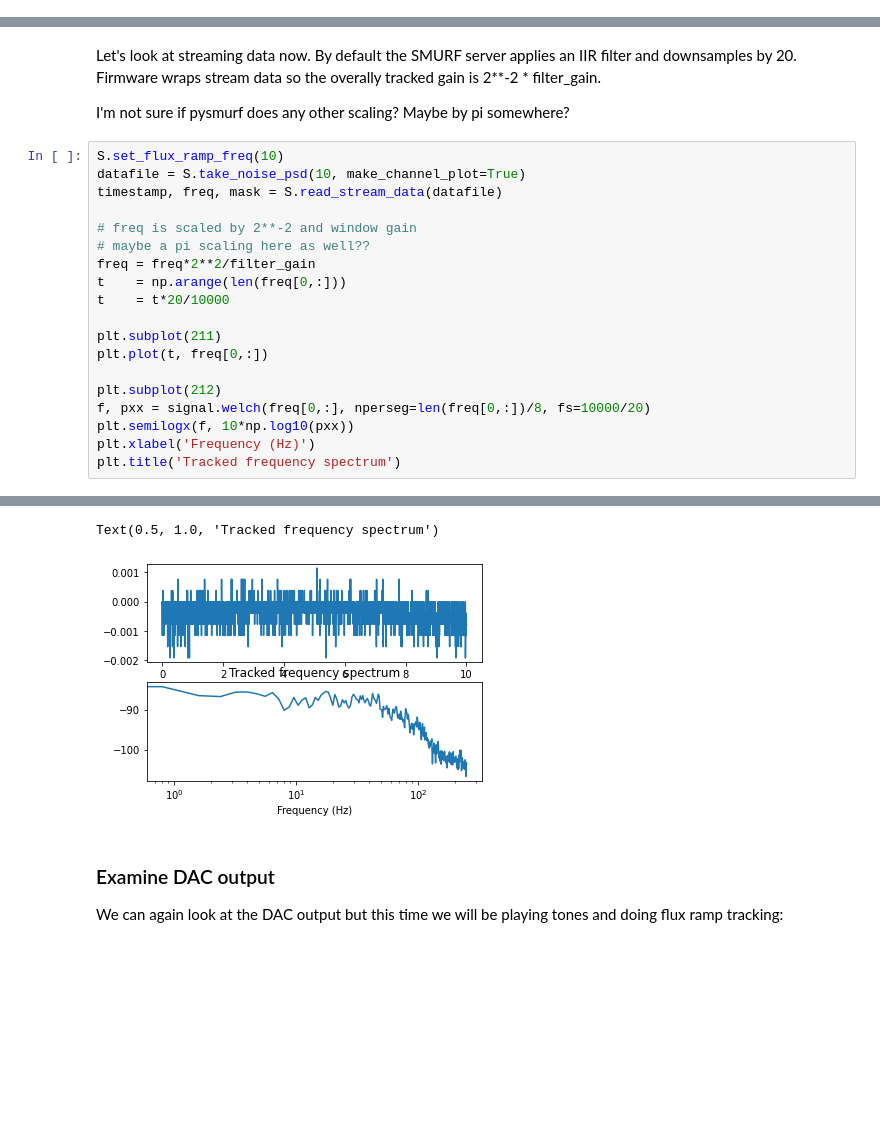
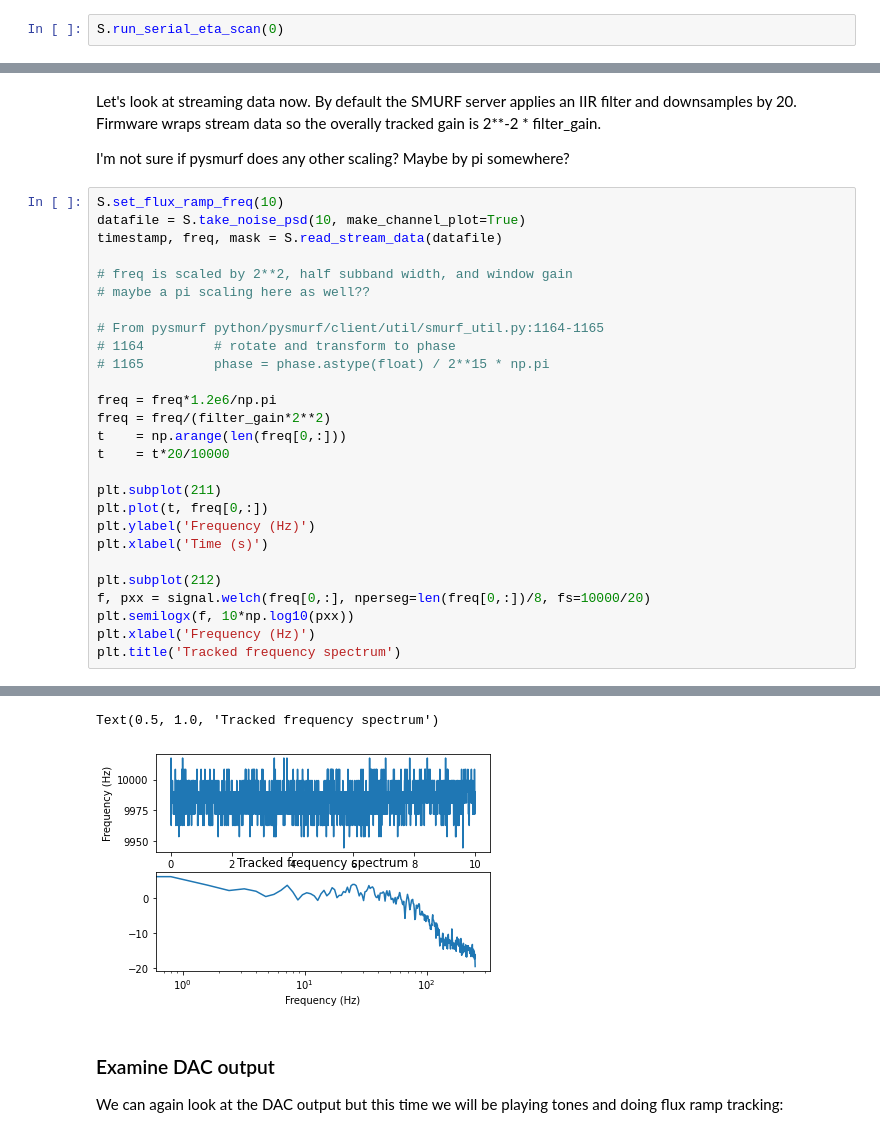
Before and after one commit to slaclab/pysmurf, a Jupyter notebook: scratch/mdewart/intro_to_smurf.ipynb, the cells around one changed output, grey strips where cells are left out. Cells and saved outputs as stored; diff of their text form; blank space fills up the shorter version.

Commit message:
Fix frequency scaling for streaming data

```diff
--- a/scratch/mdewart/intro_to_smurf.ipynb
+++ b/scratch/mdewart/intro_to_smurf.ipynb
@@ -358,6 +358,8 @@ Let's do a concrete example with the hamming window above:
 
 Streamed data is filtered/downsampled
 Then PySmurf/downstream processing needs to apply small correction gain based on programmed window
+# %%
+S.run_serial_eta_scan(0)
 # %%
 f, dF, sync = S.take_debug_data(band=0, channel=0, nsamp=2**19, IQstream=0, single_channel_readout=2)
 t           = np.arange(len(f))*1000/2.4e6
@@ -409,14 +411,22 @@ S.set_flux_ramp_freq(10)
 datafile = S.take_noise_psd(10, make_channel_plot=True)
 timestamp, freq, mask = S.read_stream_data(datafile)
 
-# freq is scaled by 2**-2 and window gain
+# freq is scaled by 2**2, half subband width, and window gain
 # maybe a pi scaling here as well??
-freq = freq*2**2/filter_gain
+
+# From pysmurf python/pysmurf/client/util/smurf_util.py:1164-1165
+# 1164         # rotate and transform to phase
+# 1165         phase = phase.astype(float) / 2**15 * np.pi
+
+freq = freq*1.2e6/np.pi
+freq = freq/(filter_gain*2**2)
 t    = np.arange(len(freq[0,:]))
 t    = t*20/10000
 
 plt.subplot(211)
 plt.plot(t, freq[0,:])
+plt.ylabel('Frequency (Hz)')
+plt.xlabel('Time (s)')
 
 plt.subplot(212)
 f, pxx = signal.welch(freq[0,:], nperseg=len(freq[0,:])/8, fs=10000/20)
@@ -444,5 +454,5 @@ Processed a total of 5002 data records
 Text(0.5, 1.0, 'Tracked frequency spectrum')
-[figure, old version]
+[figure, new version]
 # %% [markdown]
 ### Examine DAC output
 We can again look at the DAC output but this time we will be playing tones and doing flux ramp tracking:
```
Also changed, not shown: parts of 2 cells of this notebook.
